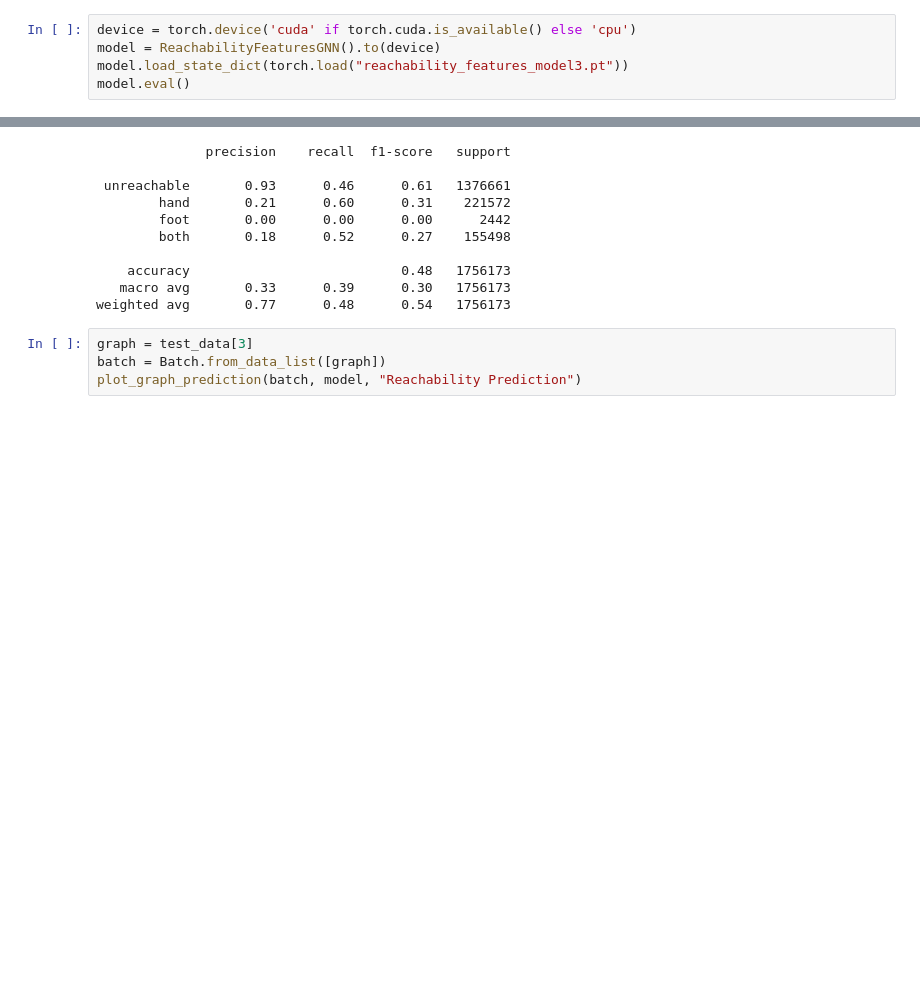
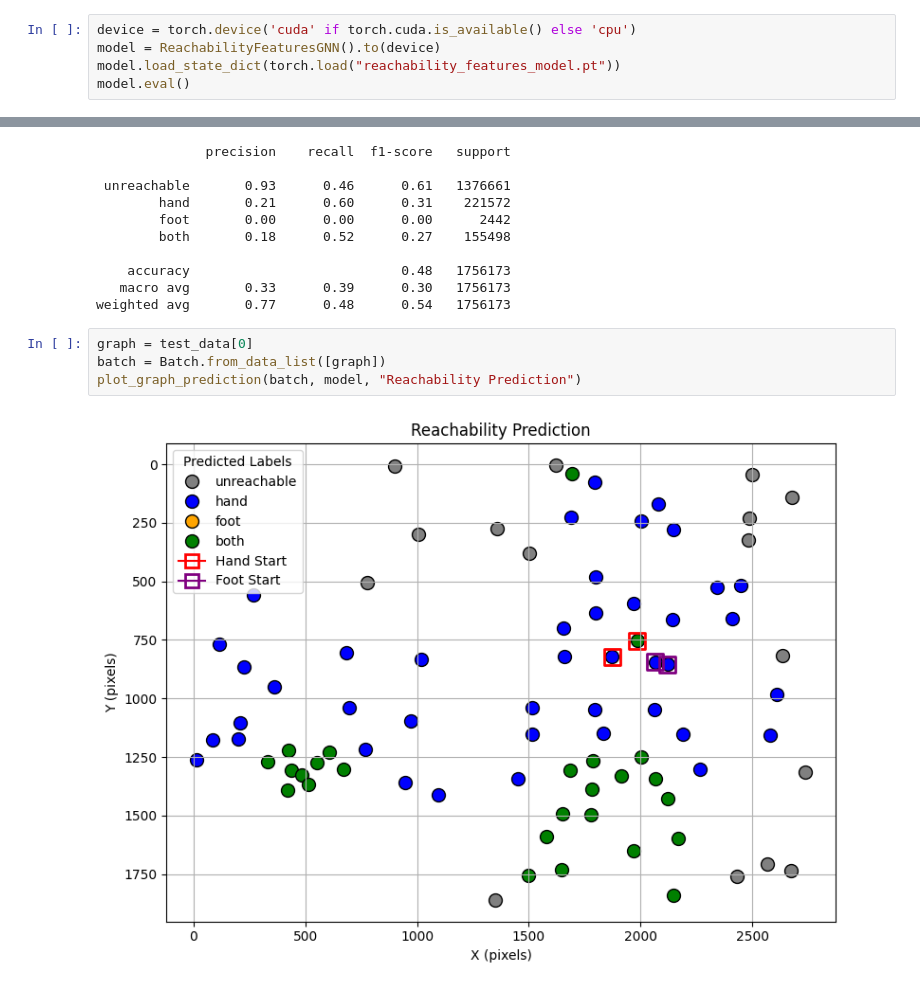
Before and after one commit to Alger3/Climbing_Model, a Jupyter notebook: model/reachability_features_gnn.ipynb, the cells around one changed output, grey strips where cells are left out. Drawn from its saved outputs; the diff is of its cells as text; blank space fills up the shorter version.

Commit message:
Visualise the model output, find that something wrong

```diff
--- a/model/reachability_features_gnn.ipynb
+++ b/model/reachability_features_gnn.ipynb
@@ -168,7 +168,7 @@ weighted avg       0.79      0.41      0.47   1755869
 # %%
 device = torch.device('cuda' if torch.cuda.is_available() else 'cpu')
 model = ReachabilityFeaturesGNN().to(device)
-model.load_state_dict(torch.load("reachability_features_model3.pt"))
+model.load_state_dict(torch.load("reachability_features_model.pt"))
 model.eval()
 # %% [output]
 ReachabilityFeaturesGNN(
@@ -247,6 +247,8 @@ print(classification_report(all_trues, all_preds, target_names=["unreachable", "
    macro avg       0.33      0.39      0.30   1756173
 weighted avg       0.77      0.48      0.54   1756173
 # %%
-graph = test_data[3]
+graph = test_data[0]
 batch = Batch.from_data_list([graph])
 plot_graph_prediction(batch, model, "Reachability Prediction")
+# %% [output]
+[figure, added]
```
Also changed, not shown: parts of 2 cells of this notebook.
